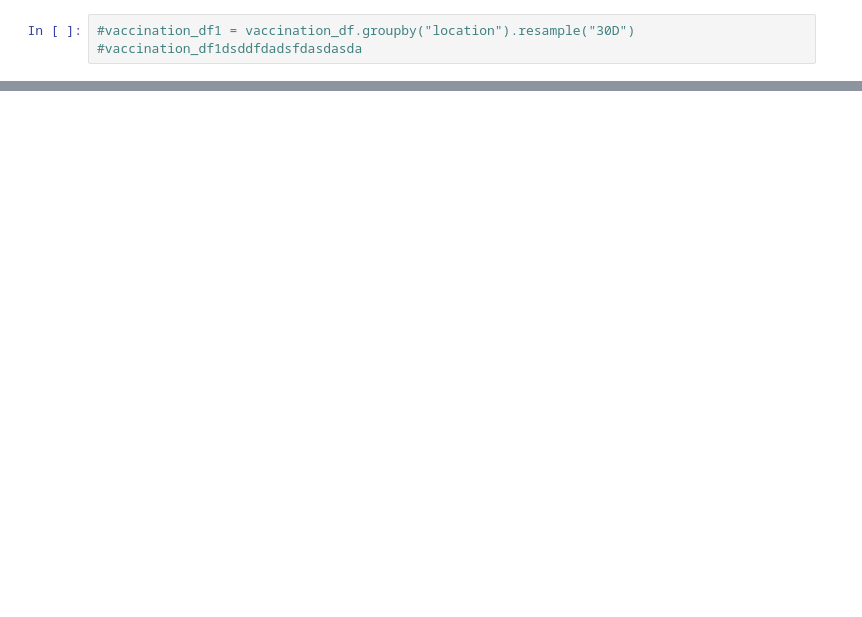
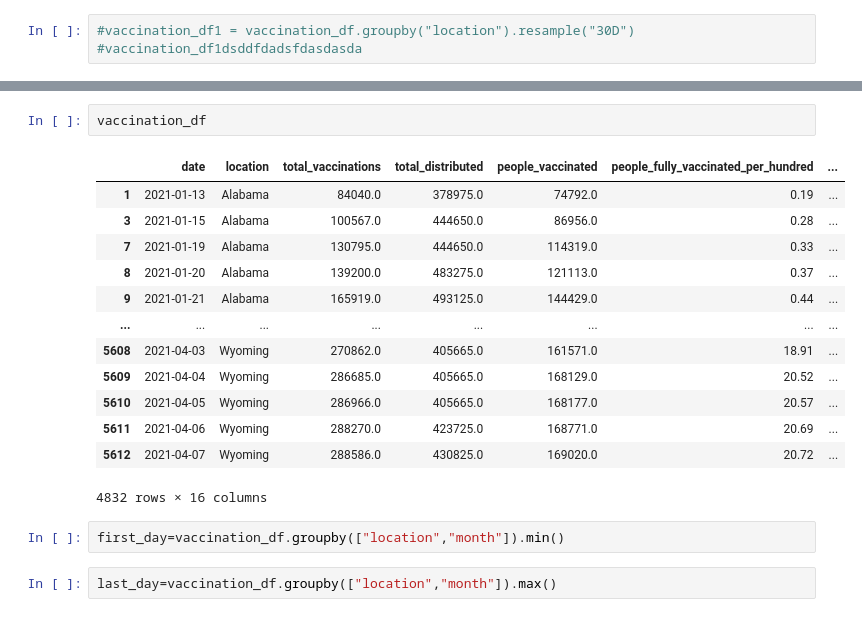
Before and after one commit to osie78/ETL-Project, a Jupyter notebook: ETL1.ipynb, the cells around one changed output, grey strips where cells are left out. Cells and saved outputs as stored; diff of their text form; blank space fills up the shorter version.

```diff
--- a/ETL1.ipynb
+++ b/ETL1.ipynb
@@ -67,0 +88,20 @@ vaccination_df.sample(10)
+# %%
+vaccination_df
+# %% [output]
+|  | date | location | total_vaccinations | total_distributed | people_vaccinated | people_fully_vaccinated_per_hundred | ... |
+| 1 | 2021-01-13 | Alabama | 84040.0 | 378975.0 | 74792.0 | 0.19 | ... |
+| 3 | 2021-01-15 | Alabama | 100567.0 | 444650.0 | 86956.0 | 0.28 | ... |
+| 7 | 2021-01-19 | Alabama | 130795.0 | 444650.0 | 114319.0 | 0.33 | ... |
+| 8 | 2021-01-20 | Alabama | 139200.0 | 483275.0 | 121113.0 | 0.37 | ... |
+| 9 | 2021-01-21 | Alabama | 165919.0 | 493125.0 | 144429.0 | 0.44 | ... |
+| ... | ... | ... | ... | ... | ... | ... | ... |
+| 5608 | 2021-04-03 | Wyoming | 270862.0 | 405665.0 | 161571.0 | 18.91 | ... |
+| 5609 | 2021-04-04 | Wyoming | 286685.0 | 405665.0 | 168129.0 | 20.52 | ... |
+| 5610 | 2021-04-05 | Wyoming | 286966.0 | 405665.0 | 168177.0 | 20.57 | ... |
+| 5611 | 2021-04-06 | Wyoming | 288270.0 | 423725.0 | 168771.0 | 20.69 | ... |
+| 5612 | 2021-04-07 | Wyoming | 288586.0 | 430825.0 | 169020.0 | 20.72 | ... |
+4832 rows × 16 columns
+# %%
+first_day=vaccination_df.groupby(["location","month"]).min()
+# %%
+last_day=vaccination_df.groupby(["location","month"]).max()
```
Also changed, not shown: parts of 14 cells of this notebook.
